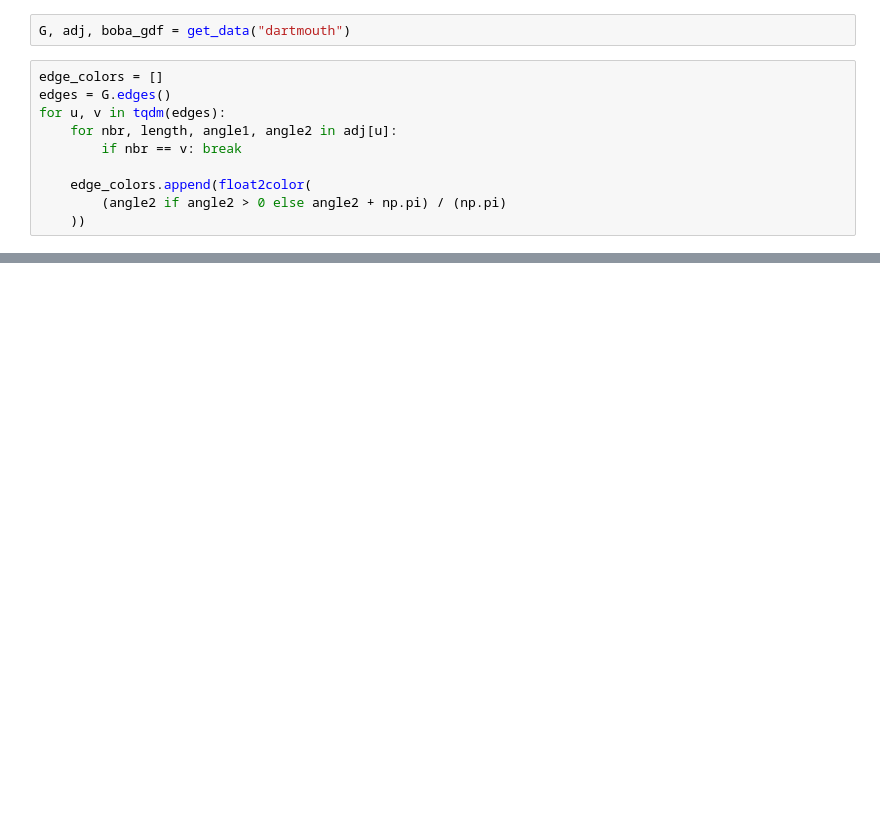
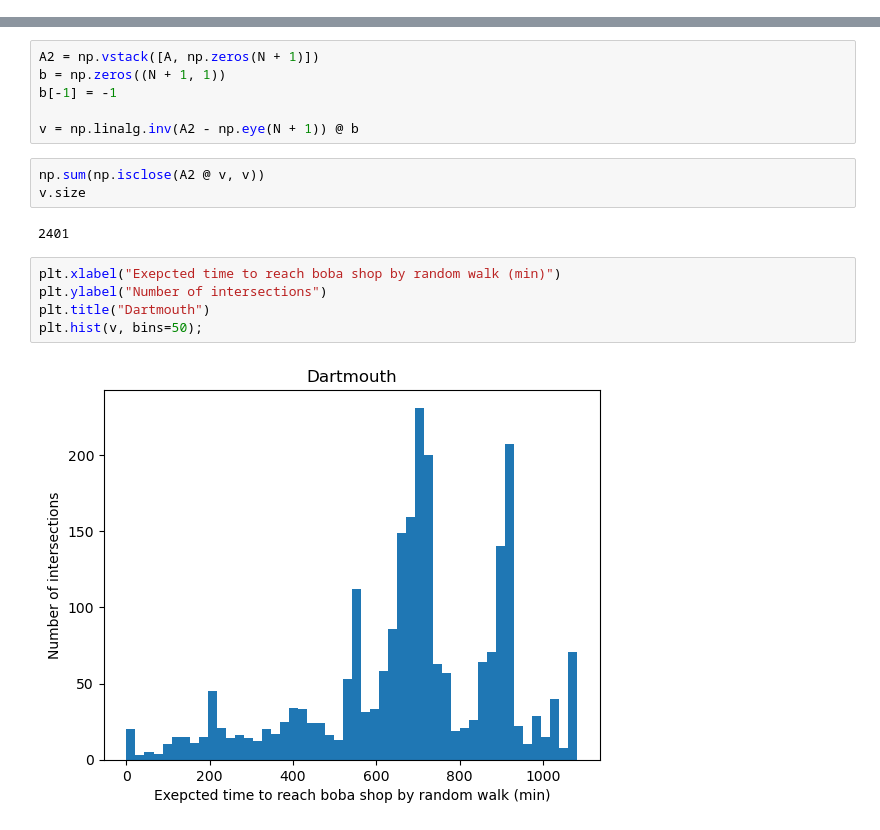
Before and after one commit to womogenes/am115-final, a Jupyter notebook: solve_matrix.ipynb, the cells around one changed output, grey strips where cells are left out. Cells and saved outputs as stored; diff of their text form; blank space fills up the shorter version.

```diff
--- a/solve_matrix.ipynb
+++ b/solve_matrix.ipynb
@@ -13,15 +15,3 @@ from tqdm import tqdm
 from data import get_data
 from random_walks import get_end_nodes, angle_diff
 from utils import float2color
-# %%
-G, adj, boba_gdf = get_data("dartmouth")
-# %%
-edge_colors = []
-edges = G.edges()
-for u, v in tqdm(edges):
-    for nbr, length, angle1, angle2 in adj[u]:
-        if nbr == v: break
-
-    edge_colors.append(float2color(
-        (angle2 if angle2 > 0 else angle2 + np.pi) / (np.pi)
-    ))
@@ -48,0 +102,18 @@ fig, ax = ox.plot_graph(
+# %%
+A2 = np.vstack([A, np.zeros(N + 1)])
+b = np.zeros((N + 1, 1))
+b[-1] = -1
+
+v = np.linalg.inv(A2 - np.eye(N + 1)) @ b
+# %%
+np.sum(np.isclose(A2 @ v, v))
+v.size
+# %% [output]
+2401
+# %%
+plt.xlabel("Exepcted time to reach boba shop by random walk (min)")
+plt.ylabel("Number of intersections")
+plt.title("Dartmouth")
+plt.hist(v, bins=50);
+# %% [output]
+[figure, added]
```
Also changed, not shown: parts of 12 cells of this notebook, 4 other files.
